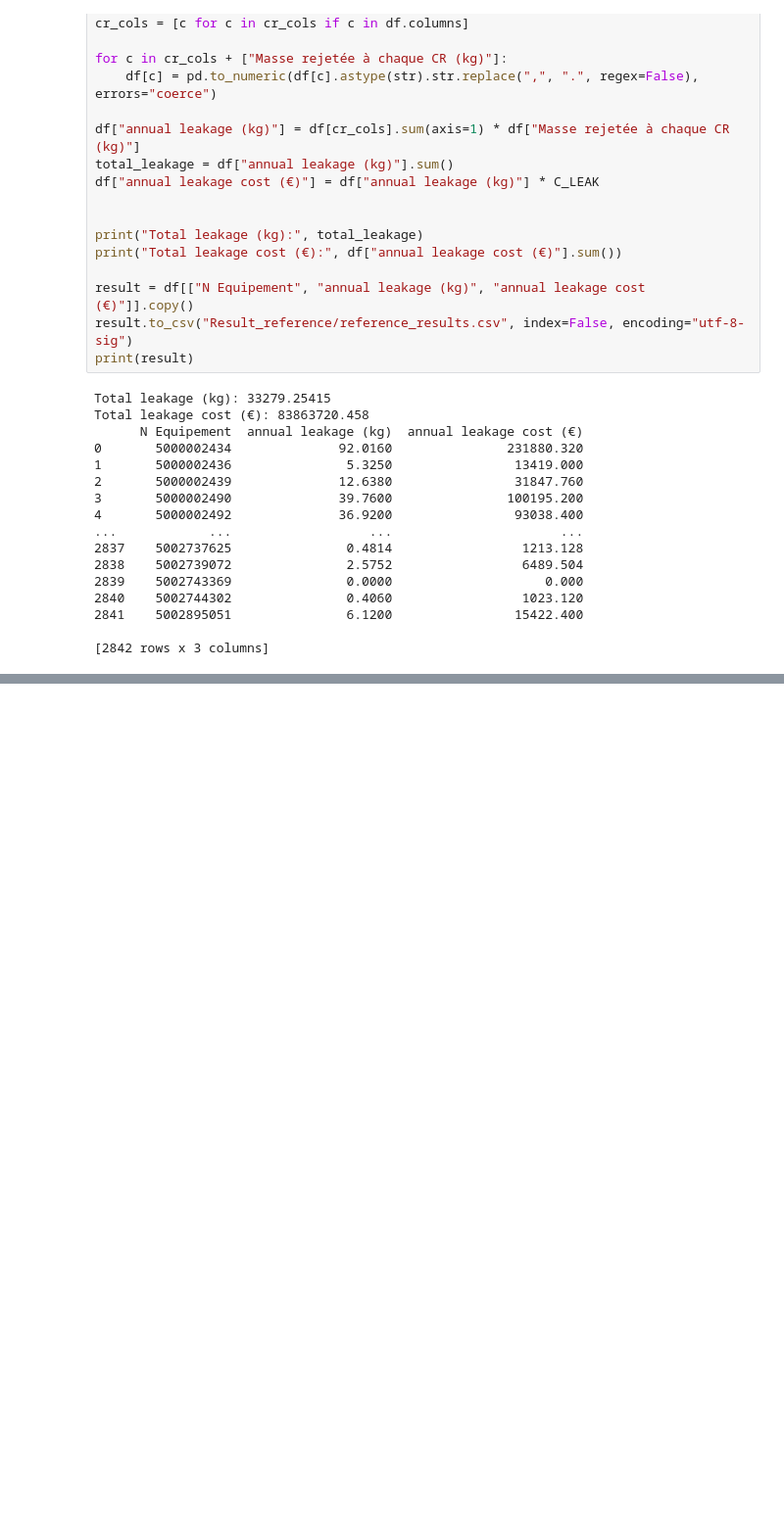
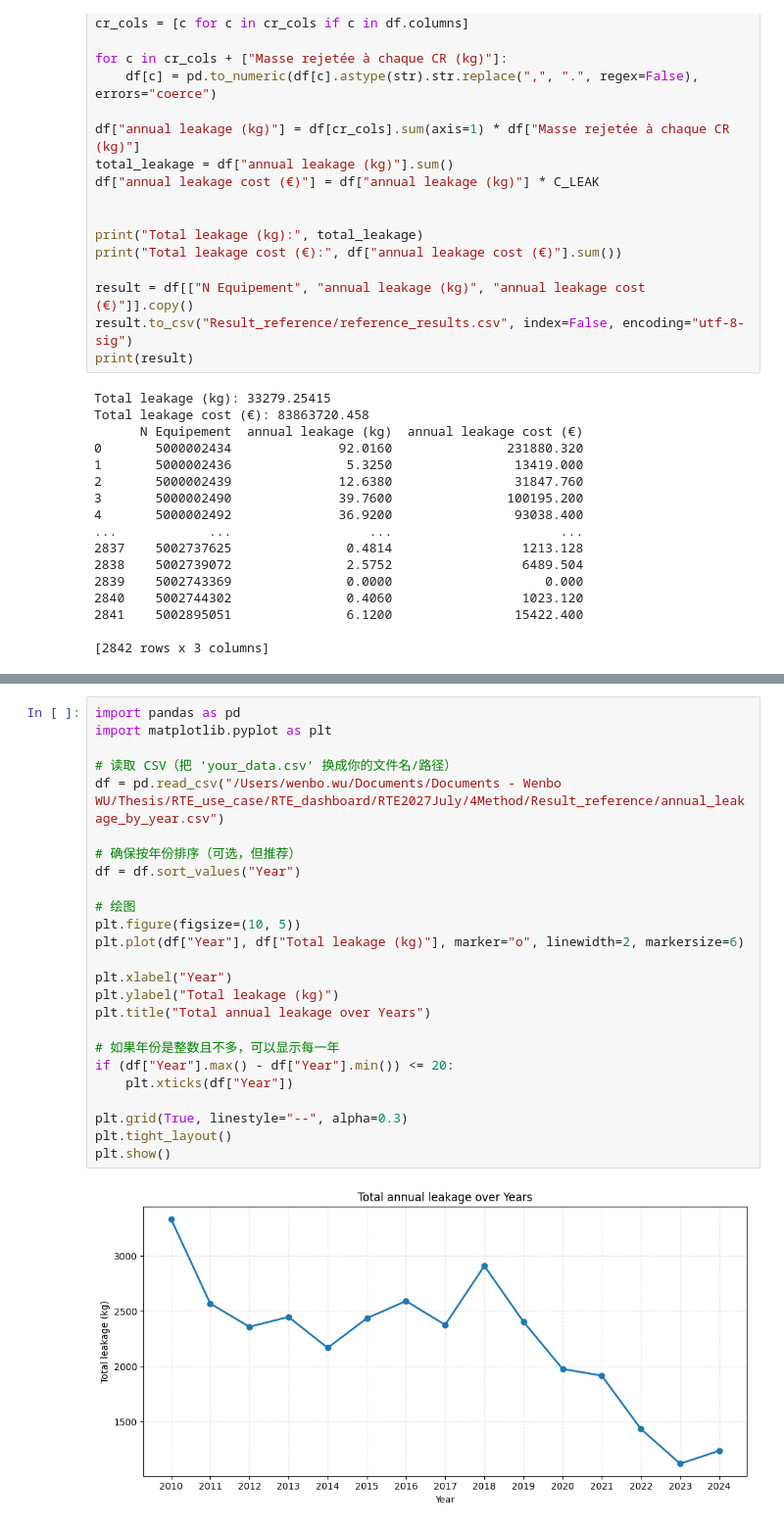
Before and after one commit to WenboWu322/RTE_SchedulingGrouping, a Jupyter notebook: RTE2027July/4Method/reference.ipynb, the cells around one changed output, grey strips where cells are left out. Shown at 98% size. Drawn from its saved outputs; the diff is of its cells as text; blank space fills up the shorter version.

```diff
--- a/RTE2027July/4Method/reference.ipynb
+++ b/RTE2027July/4Method/reference.ipynb
@@ -42,0 +154,27 @@ Total leakage cost (€): 83863720.458
+# %%
+import pandas as pd
+import matplotlib.pyplot as plt
+
+# 读取 CSV（把 'your_data.csv' 换成你的文件名/路径）
+df = pd.read_csv("/Users/wenbo.wu/Documents/Documents - Wenbo WU/Thesis/RTE_use_case/RTE_dashboard/RTE2027July/4Method/Result_reference/annual_leakage_by_year.csv")
+
+# 确保按年份排序（可选，但推荐）
+df = df.sort_values("Year")
+
+# 绘图
+plt.figure(figsize=(10, 5))
+plt.plot(df["Year"], df["Total leakage (kg)"], marker="o", linewidth=2, markersize=6)
+
+plt.xlabel("Year")
+plt.ylabel("Total leakage (kg)")
+plt.title("Total annual leakage over Years")
+
+# 如果年份是整数且不多，可以显示每一年
+if (df["Year"].max() - df["Year"].min()) <= 20:
+    plt.xticks(df["Year"])
+
+plt.grid(True, linestyle="--", alpha=0.3)
+plt.tight_layout()
+plt.show()
+# %% [output]
+[figure, added]
```
Also changed, not shown: parts of 1 cell of this notebook, 57 other files.
